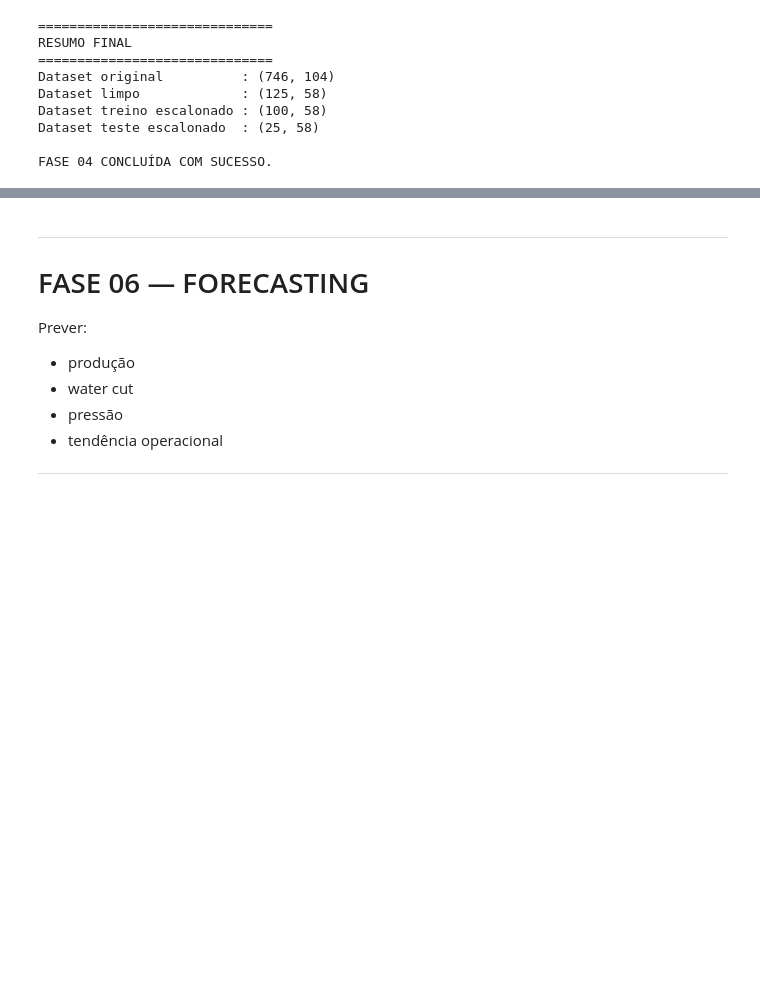
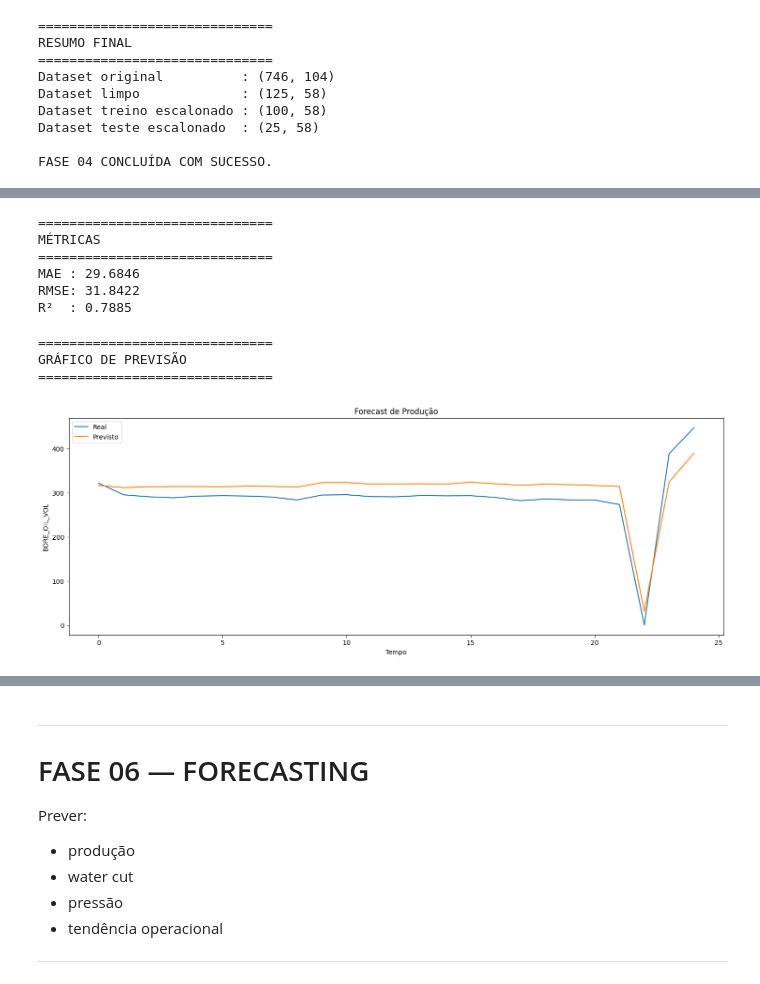
Before and after one commit to marcusvbrangel/production-surveillance, a Jupyter notebook: production_surveillance.ipynb, the cells around one changed output, grey strips where cells are left out. Drawn from its saved outputs; the diff is of its cells as text; code cells hidden in the pictures; blank space fills up the shorter version.

```diff
--- a/production_surveillance.ipynb
+++ b/production_surveillance.ipynb
@@ -2845,0 +3000,6 @@ Detectar:
+# %%
+# ============================================================
+# TARGET
+# ============================================================
+
+y = df[TARGET]
@@ -2845,0 +3060,33 @@ Detectar:
+# %%
+# ============================================================
+# PREVISÕES
+# ============================================================
+
+y_pred = model.predict(X_test)
+# %%
+# ============================================================
+# MÉTRICAS
+# ============================================================
+
+print("\n==============================")
+print("MÉTRICAS")
+print("==============================")
+
+mae = mean_absolute_error(y_test, y_pred)
+
+rmse = np.sqrt(
+    mean_squared_error(y_test, y_pred)
+)
+
+r2 = r2_score(y_test, y_pred)
+
+print(f"MAE : {mae:.4f}")
+print(f"RMSE: {rmse:.4f}")
+print(f"R²  : {r2:.4f}")
+# %% [output]
+==============================
+MÉTRICAS
+==============================
+MAE : 29.6846
+RMSE: 31.8422
+R²  : 0.7885
@@ -2845,0 +3109,35 @@ Detectar:
+# %%
+# ============================================================
+# VISUALIZAÇÃO DAS PREVISÕES
+# ============================================================
+
+print("\n==============================")
+print("GRÁFICO DE PREVISÃO")
+print("==============================")
+
+plt.figure(figsize=(18,6))
+
+plt.plot(
+    y_test.values,
+    label="Real"
+)
+
+plt.plot(
+    y_pred,
+    label="Previsto"
+)
+
+plt.title("Forecast de Produção")
+
+plt.xlabel("Tempo")
+
+plt.ylabel(TARGET)
+
+plt.legend()
+
+plt.show()
+# %% [output]
+==============================
+GRÁFICO DE PREVISÃO
+==============================
+[figure, added]
```
Also changed, not shown: parts of 21 cells of this notebook.
